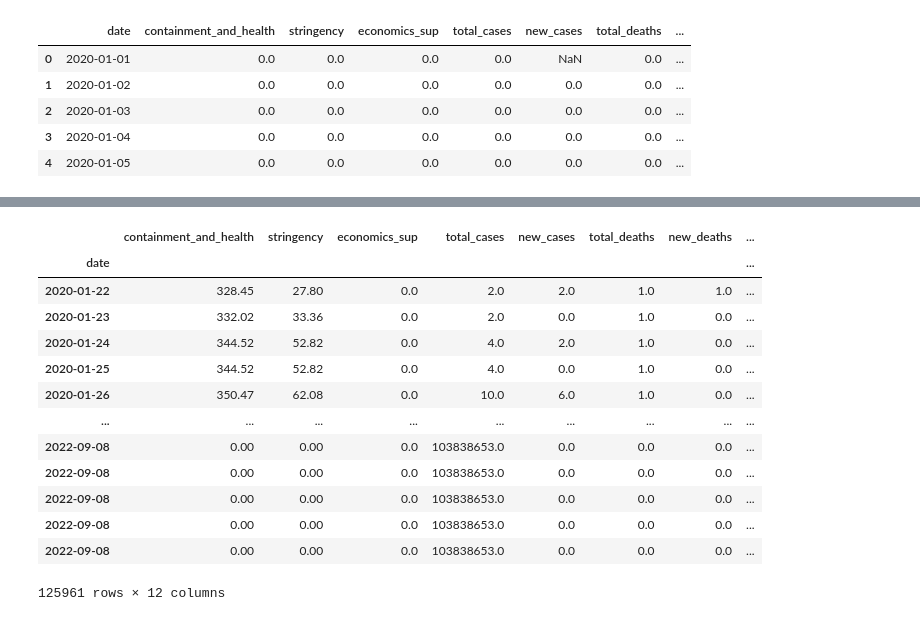
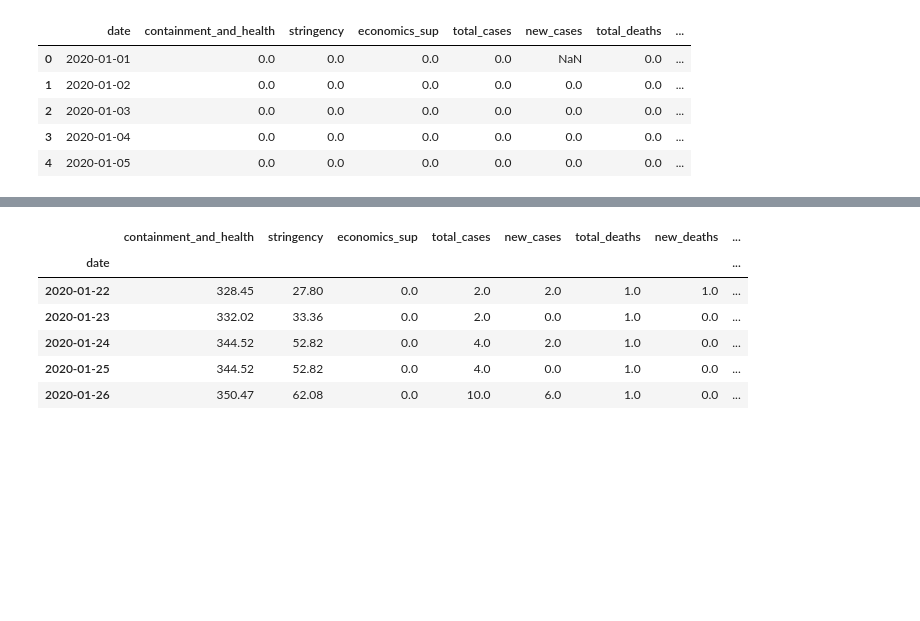
Before and after one commit to tekadata/covid_time_series_prediction, a Jupyter notebook: notebooks/model-USA.ipynb, the cells around one changed output, grey strips where cells are left out. Cells and saved outputs as stored; diff of their text form; code cells hidden in the pictures; blank space fills up the shorter version.

```diff
--- a/notebooks/model-USA.ipynb
+++ b/notebooks/model-USA.ipynb
@@ -111,17 +111,2 @@ data_index[data_index['total_deaths']>0]
 # %%
-data_index[~(data_index.index < '2020-01-22')]
+data_index_death=data_index[~(data_index.index < '2020-01-22')]
-# %% [output]
-|  | containment_and_health | stringency | economics_sup | total_cases | new_cases | total_deaths | new_deaths | ... |
-| date |  |  |  |  |  |  |  | ... |
-| 2020-01-22 | 328.45 | 27.80 | 0.0 | 2.0 | 2.0 | 1.0 | 1.0 | ... |
-| 2020-01-23 | 332.02 | 33.36 | 0.0 | 2.0 | 0.0 | 1.0 | 0.0 | ... |
-| 2020-01-24 | 344.52 | 52.82 | 0.0 | 4.0 | 2.0 | 1.0 | 0.0 | ... |
-| 2020-01-25 | 344.52 | 52.82 | 0.0 | 4.0 | 0.0 | 1.0 | 0.0 | ... |
-| 2020-01-26 | 350.47 | 62.08 | 0.0 | 10.0 | 6.0 | 1.0 | 0.0 | ... |
-| ... | ... | ... | ... | ... | ... | ... | ... | ... |
-| 2022-09-08 | 0.00 | 0.00 | 0.0 | 103838653.0 | 0.0 | 0.0 | 0.0 | ... |
-| 2022-09-08 | 0.00 | 0.00 | 0.0 | 103838653.0 | 0.0 | 0.0 | 0.0 | ... |
-| 2022-09-08 | 0.00 | 0.00 | 0.0 | 103838653.0 | 0.0 | 0.0 | 0.0 | ... |
-| 2022-09-08 | 0.00 | 0.00 | 0.0 | 103838653.0 | 0.0 | 0.0 | 0.0 | ... |
-| 2022-09-08 | 0.00 | 0.00 | 0.0 | 103838653.0 | 0.0 | 0.0 | 0.0 | ... |
-125961 rows × 12 columns
@@ -129,0 +115,10 @@ data_index['day-2'] = data_index['total_deaths'].shift(periods=2)
+# %%
+data_index_death.head()
+# %% [output]
+|  | containment_and_health | stringency | economics_sup | total_cases | new_cases | total_deaths | new_deaths | ... |
+| date |  |  |  |  |  |  |  | ... |
+| 2020-01-22 | 328.45 | 27.80 | 0.0 | 2.0 | 2.0 | 1.0 | 1.0 | ... |
+| 2020-01-23 | 332.02 | 33.36 | 0.0 | 2.0 | 0.0 | 1.0 | 0.0 | ... |
+| 2020-01-24 | 344.52 | 52.82 | 0.0 | 4.0 | 2.0 | 1.0 | 0.0 | ... |
+| 2020-01-25 | 344.52 | 52.82 | 0.0 | 4.0 | 0.0 | 1.0 | 0.0 | ... |
+| 2020-01-26 | 350.47 | 62.08 | 0.0 | 10.0 | 6.0 | 1.0 | 0.0 | ... |
```
Also changed, not shown: parts of 8 cells of this notebook, 3 other files.
